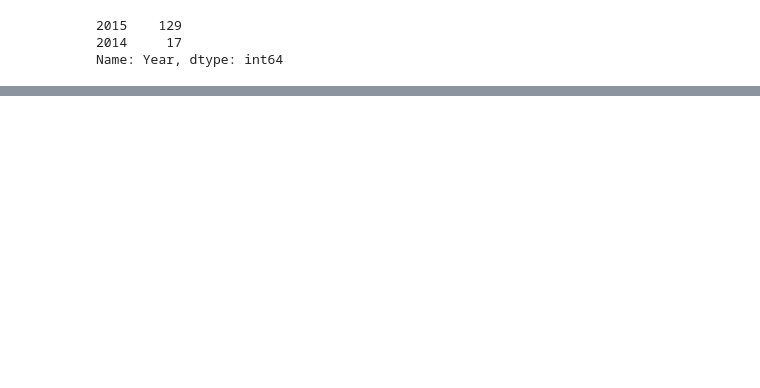
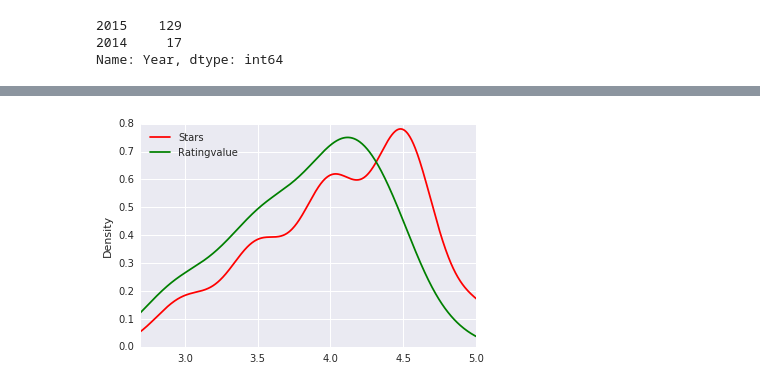
Before and after one commit to OlgaRomanova0709/Statistical-projects, a Jupyter notebook: Fandango Movie Ratings/Basics.ipynb, the cells around one changed output, grey strips where cells are left out. Drawn from its saved outputs; the diff is of its cells as text; code cells hidden in the pictures; blank space fills up the shorter version.

```diff
--- a/Fandango Movie Ratings/Basics.ipynb
+++ b/Fandango Movie Ratings/Basics.ipynb
@@ -82,0 +156,7 @@ KeyError: "['YearFandango_Stars'] not in index"
+# %%
+Fandango_score14_15.loc[Fandango_score14_15["Year"]=="2015","Fandango_Stars"].plot.kde(label="Stars", legend=True, color="r")
+Fandango_score14_15.loc[Fandango_score14_15["Year"]=="2015","Fandango_Ratingvalue"].plot.kde(label="Ratingvalue", legend=True, color="g")
+plt.xlim(2.7,5)
+plt.show()
+# %% [output]
+[figure, added]
```
Also changed, not shown: parts of 36 cells of this notebook.
